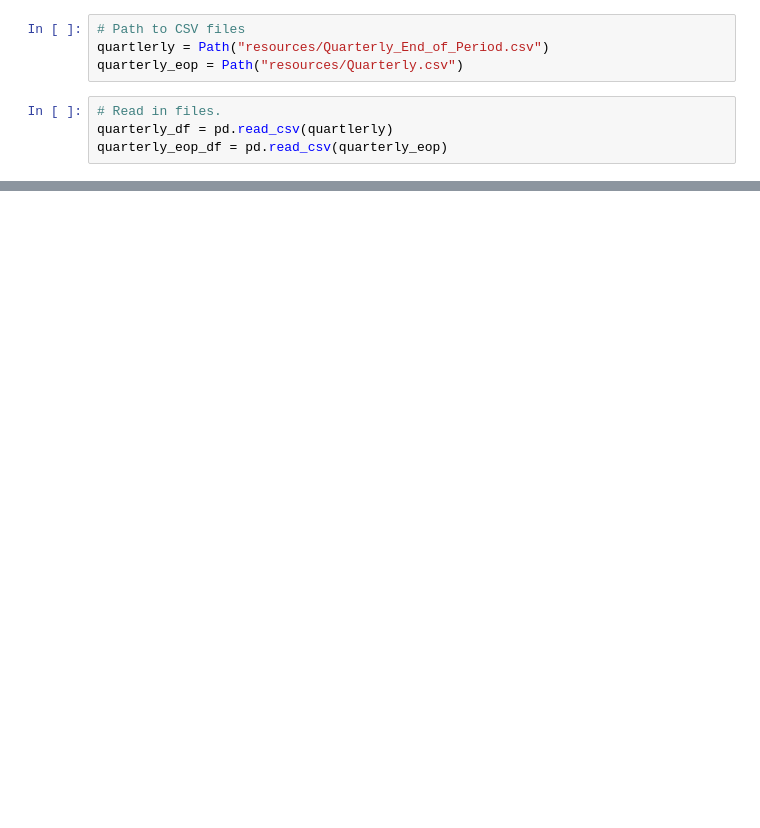
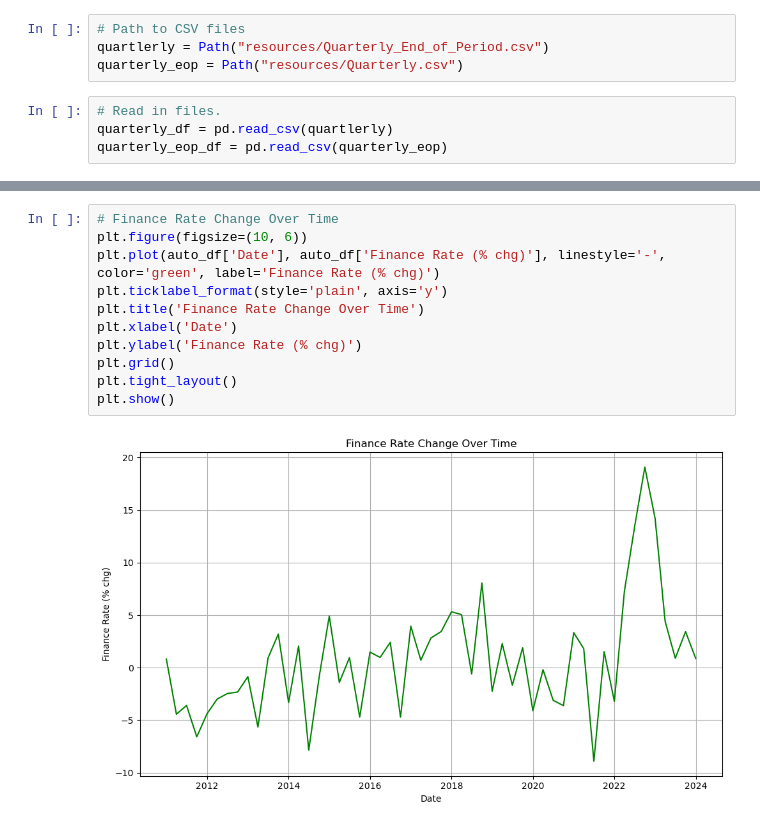
Before and after one commit to AndrewJ79/dc_project_1, a Jupyter notebook: Test.ipynb, the cells around one changed output, grey strips where cells are left out. Saved outputs shown, nothing was run; the diff lists cells and outputs as text; blank space fills up the shorter version.

```diff
--- a/Test.ipynb
+++ b/Test.ipynb
@@ -47,0 +59,13 @@ auto_df
+# %%
+# Finance Rate Change Over Time
+plt.figure(figsize=(10, 6))
+plt.plot(auto_df['Date'], auto_df['Finance Rate (% chg)'], linestyle='-', color='green', label='Finance Rate (% chg)')
+plt.ticklabel_format(style='plain', axis='y')
+plt.title('Finance Rate Change Over Time')
+plt.xlabel('Date')
+plt.ylabel('Finance Rate (% chg)')
+plt.grid()
+plt.tight_layout()
+plt.show()
+# %% [output]
+[figure, added]
```
Also changed, not shown: parts of 13 cells of this notebook, 1 other file.
